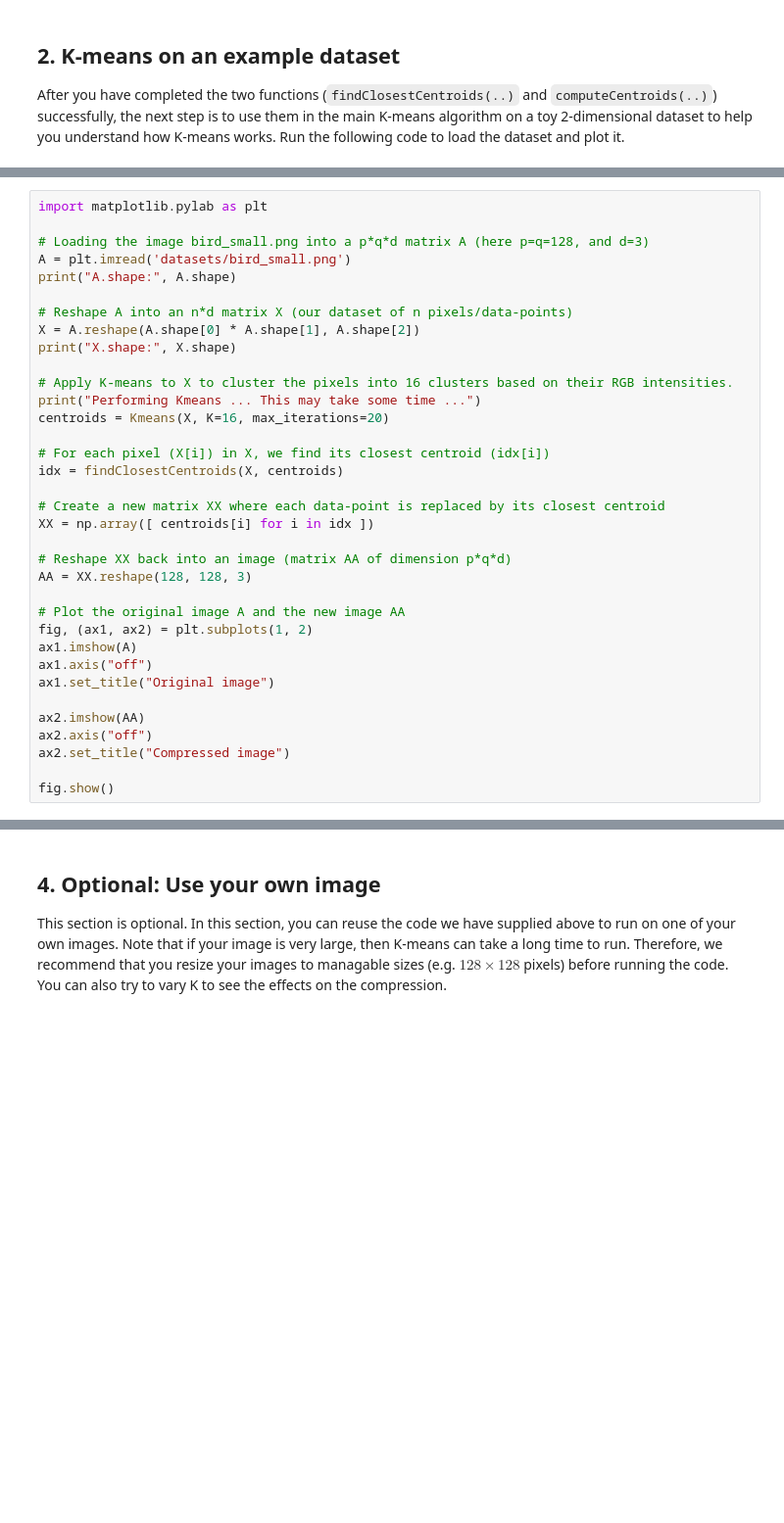
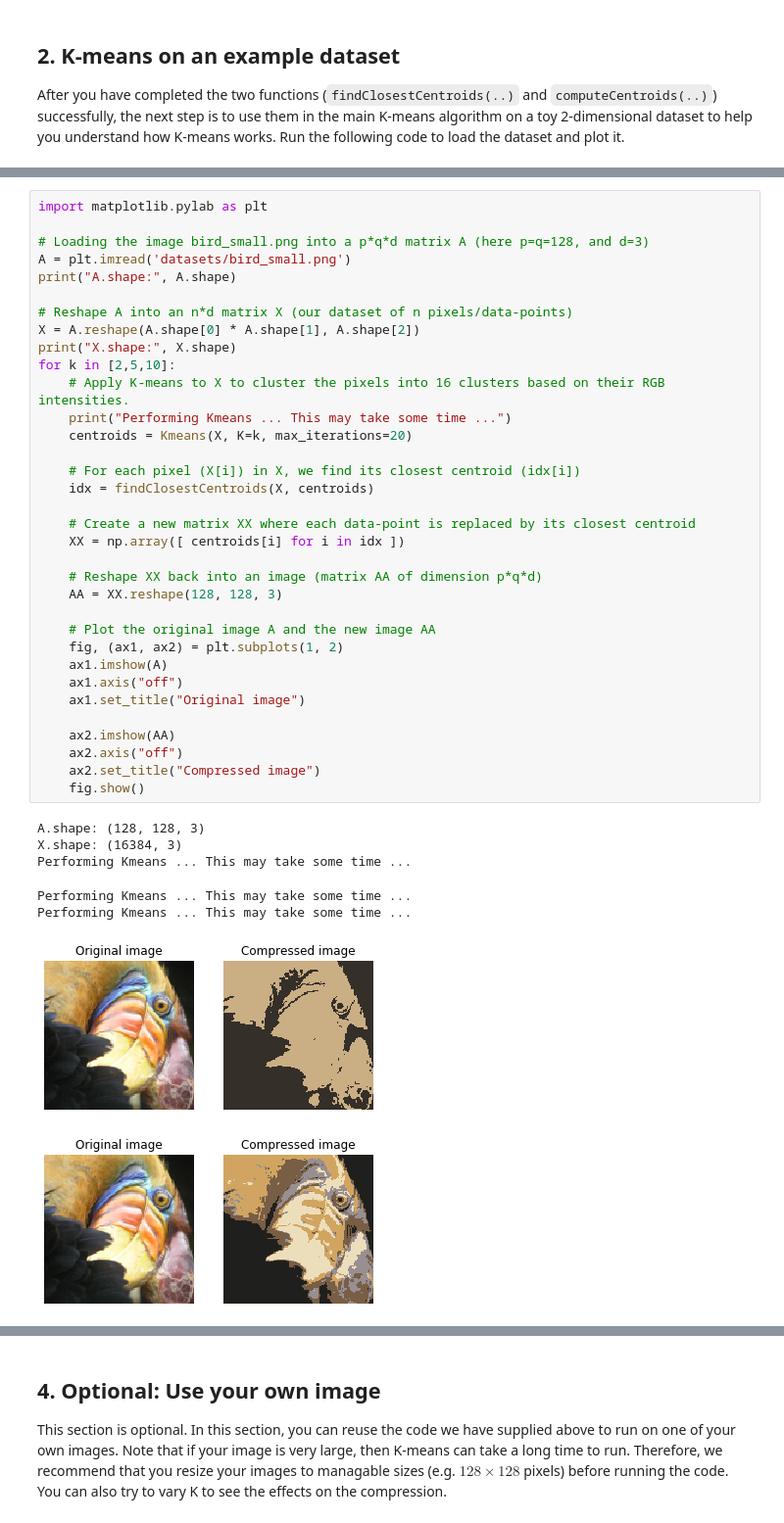
Before and after one commit to FredrikM97/Learning_systems, a Jupyter notebook: Labs/Lab7_Clustering/Lab 7 - K-means Clustering.ipynb, the cells around one changed output, grey strips where cells are left out. Shown at 98% size. Cells and saved outputs as stored; diff of their text form; blank space fills up the shorter version.

```diff
--- a/Labs/Lab7_Clustering/Lab 7 - K-means Clustering.ipynb
+++ b/Labs/Lab7_Clustering/Lab 7 - K-means Clustering.ipynb
@@ -200,35 +214,42 @@ Notice that you have significantly reduced the number of bits that are required
 # %%
 import matplotlib.pylab as plt
 
 # Loading the image bird_small.png into a p*q*d matrix A (here p=q=128, and d=3)
 A = plt.imread('datasets/bird_small.png')
 print("A.shape:", A.shape)
 
 # Reshape A into an n*d matrix X (our dataset of n pixels/data-points)
 X = A.reshape(A.shape[0] * A.shape[1], A.shape[2])
 print("X.shape:", X.shape)
+for k in [2,5,10]:
+    # Apply K-means to X to cluster the pixels into 16 clusters based on their RGB intensities.
+    print("Performing Kmeans ... This may take some time ...")
+    centroids = Kmeans(X, K=k, max_iterations=20)
 
-# Apply K-means to X to cluster the pixels into 16 clusters based on their RGB intensities.
-print("Performing Kmeans ... This may take some time ...")
-centroids = Kmeans(X, K=16, max_iterations=20)
+    # For each pixel (X[i]) in X, we find its closest centroid (idx[i])
+    idx = findClosestCentroids(X, centroids)
 
-# For each pixel (X[i]) in X, we find its closest centroid (idx[i])
-idx = findClosestCentroids(X, centroids)
+    # Create a new matrix XX where each data-point is replaced by its closest centroid
+    XX = np.array([ centroids[i] for i in idx ])
 
-# Create a new matrix XX where each data-point is replaced by its closest centroid
-XX = np.array([ centroids[i] for i in idx ])
+    # Reshape XX back into an image (matrix AA of dimension p*q*d)
+    AA = XX.reshape(128, 128, 3)
 
-# Reshape XX back into an image (matrix AA of dimension p*q*d)
-AA = XX.reshape(128, 128, 3)
+    # Plot the original image A and the new image AA
+    fig, (ax1, ax2) = plt.subplots(1, 2)
+    ax1.imshow(A)
+    ax1.axis("off")
+    ax1.set_title("Original image")
 
-# Plot the original image A and the new image AA
-fig, (ax1, ax2) = plt.subplots(1, 2)
-ax1.imshow(A)
-ax1.axis("off")
-ax1.set_title("Original image")
-
-ax2.imshow(AA)
-ax2.axis("off")
-ax2.set_title("Compressed image")
-
-fig.show()
+    ax2.imshow(AA)
+    ax2.axis("off")
+    ax2.set_title("Compressed image")
+    fig.show()
+# %% [output]
+A.shape: (128, 128, 3)
+X.shape: (16384, 3)
+Performing Kmeans ... This may take some time ...
+Performing Kmeans ... This may take some time ...
+Performing Kmeans ... This may take some time ...
+[figure, added]
+[figure, added]
```
Also changed, not shown: parts of 5 cells of this notebook, 30 other files.
